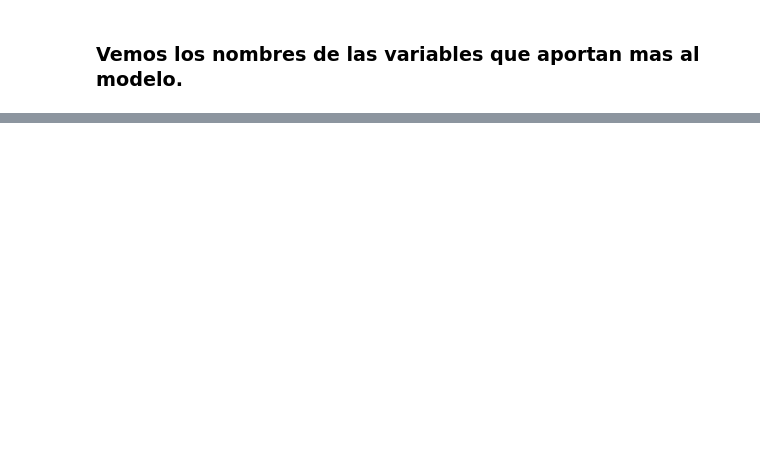
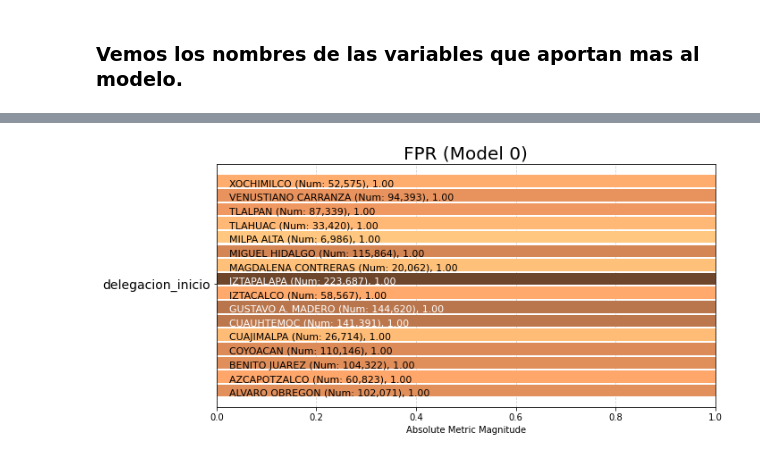
Before and after one commit to YusuriAR/Incidentes_c5, a Jupyter notebook: notebooks/SeleccionDeVariables.ipynb, the cells around one changed output, grey strips where cells are left out. Cells and saved outputs as stored; diff of their text form; code cells hidden in the pictures; blank space fills up the shorter version.

```diff
--- a/notebooks/SeleccionDeVariables.ipynb
+++ b/notebooks/SeleccionDeVariables.ipynb
@@ -296,0 +377,4 @@ modeling(path)
+# %%
+c5_bias_fiarness = c5_bias_fiarness.rename(columns={'label':'label_value'})
+c5_bias_fiarness['score'] = '1'
+c5_bias_fiarness = c5_bias_fiarness.drop(['tipo_entrada','clas_con_f_alarma','dia_semana','codigo_cierre','incidente_c4','fecha_creacion','hora_creacion','latitud','longitud','mes'], axis=1)
@@ -296,0 +383,4 @@ modeling(path)
+# %%
+g = Group()
+# %%
+xtab, _ = g.get_crosstabs(c5_bias_fiarness)
@@ -296,0 +431,6 @@ modeling(path)
+# %%
+aqp = Plot()
+# %%
+fnr = aqp.plot_group_metric(xtab, 'fpr')
+# %% [output]
+[figure, added]
```
Also changed, not shown: parts of 53 cells of this notebook.
